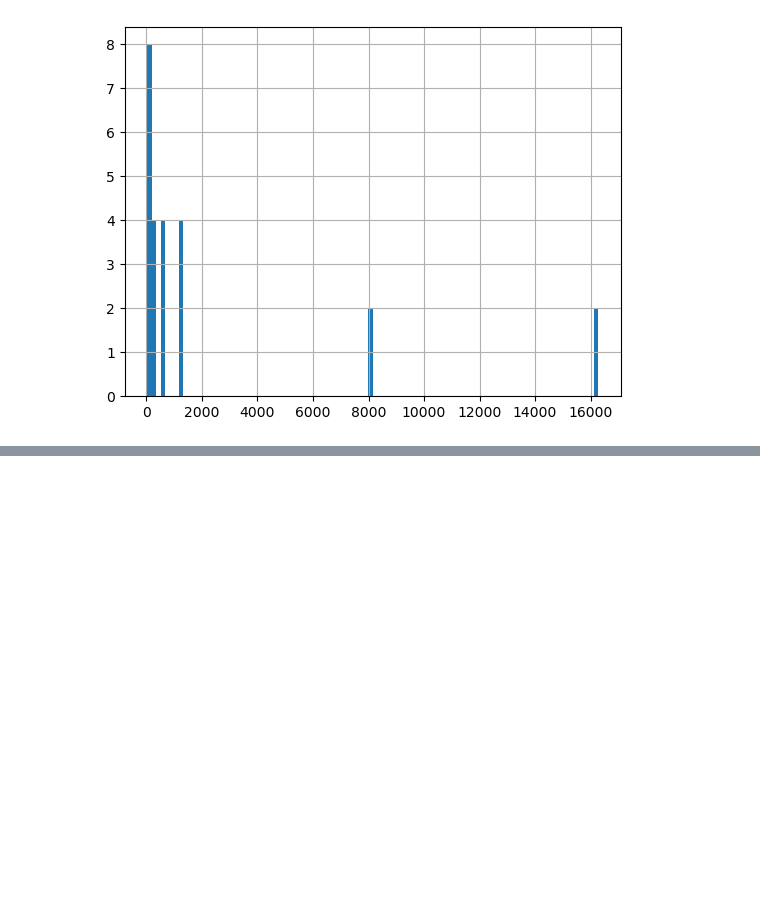
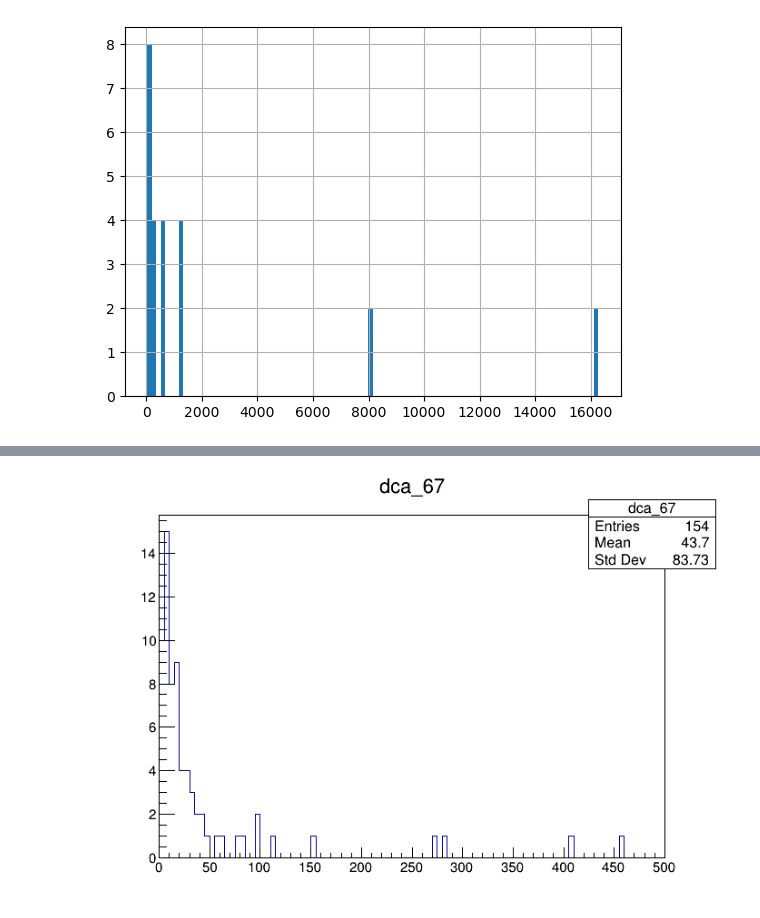
Before and after one commit to CarstenHensel/CAStripTools, a Jupyter notebook: ThetaDCA_Analyzer.ipynb, the cells around one changed output, grey strips where cells are left out. Cells and saved outputs as stored; diff of their text form; code cells hidden in the pictures; blank space fills up the shorter version.

Commit message:
added some plots

```diff
--- a/ThetaDCA_Analyzer.ipynb
+++ b/ThetaDCA_Analyzer.ipynb
@@ -173,0 +191,6 @@ df[(df["layer 2"] == 10) | (df["layer 2"] == 11) | (df["layer 3"] == 10) | (df["
+# %%
+c = ROOT.TCanvas()
+dca_histograms["dca_67"].Draw()
+c.Draw()
+# %% [output]
+[figure, added]
```
Also changed, not shown: parts of 2 cells of this notebook.
